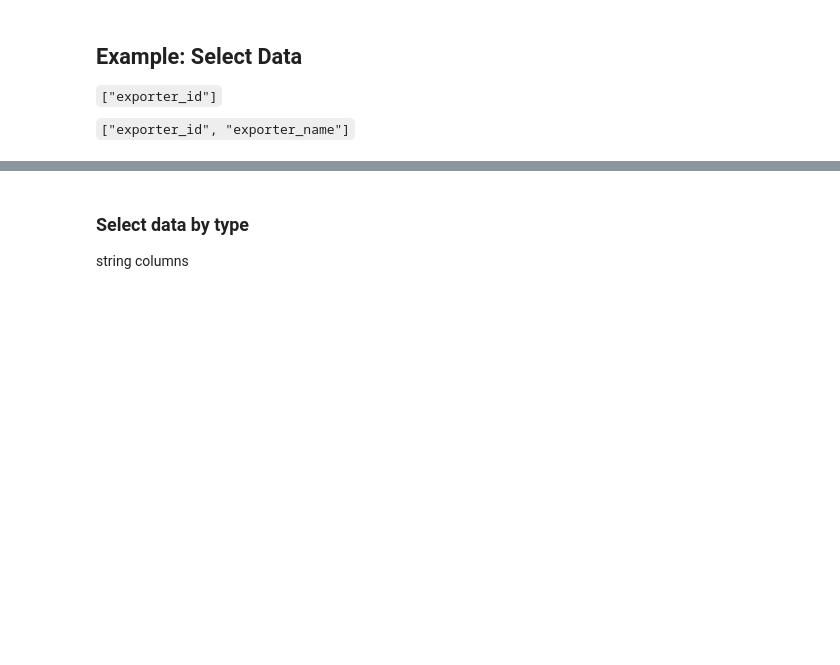
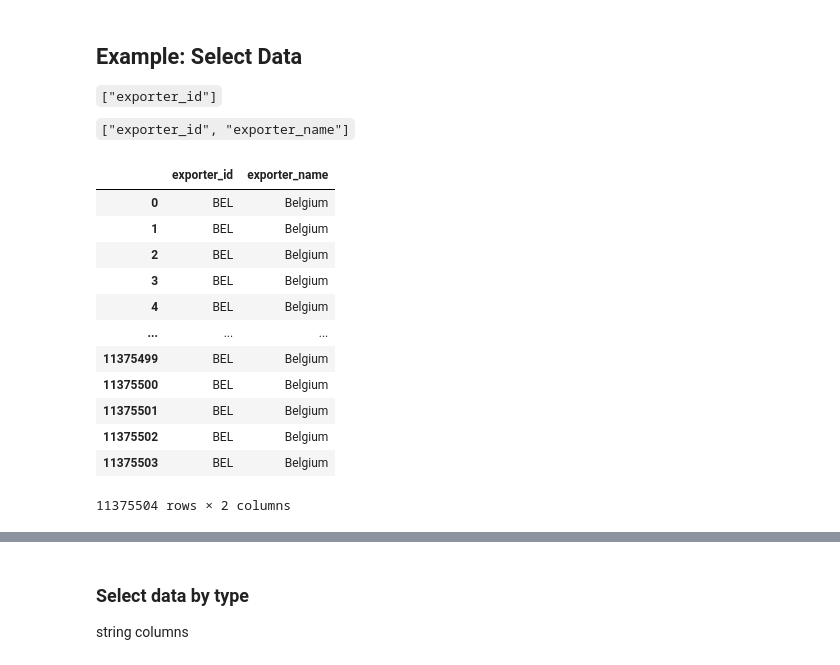
Before and after one commit to m-gaster/tutorial-polars, a Jupyter notebook: tutorial_empty.ipynb, the cells around one changed output, grey strips where cells are left out. Saved outputs shown, nothing was run; the diff lists cells and outputs as text; code cells hidden in the pictures; blank space fills up the shorter version.

```diff
--- a/tutorial_empty.ipynb
+++ b/tutorial_empty.ipynb
@@ -90,5 +98,19 @@ pl_df.estimated_size() / (1024**3)  # convert bytes to GB
 
 `["exporter_id", "exporter_name"]`
 # %%
-display(pd_df["exporter_id"])
+# display(pd_df["exporter_id"])
 display(pd_df[["exporter_id", "exporter_name"]])
+# %% [output]
+|  | exporter_id | exporter_name |
+| 0 | BEL | Belgium |
+| 1 | BEL | Belgium |
+| 2 | BEL | Belgium |
+| 3 | BEL | Belgium |
+| 4 | BEL | Belgium |
+| ... | ... | ... |
+| 11375499 | BEL | Belgium |
+| 11375500 | BEL | Belgium |
+| 11375501 | BEL | Belgium |
+| 11375502 | BEL | Belgium |
+| 11375503 | BEL | Belgium |
+11375504 rows × 2 columns
```
Also changed, not shown: parts of 38 cells of this notebook, 6 other files.
